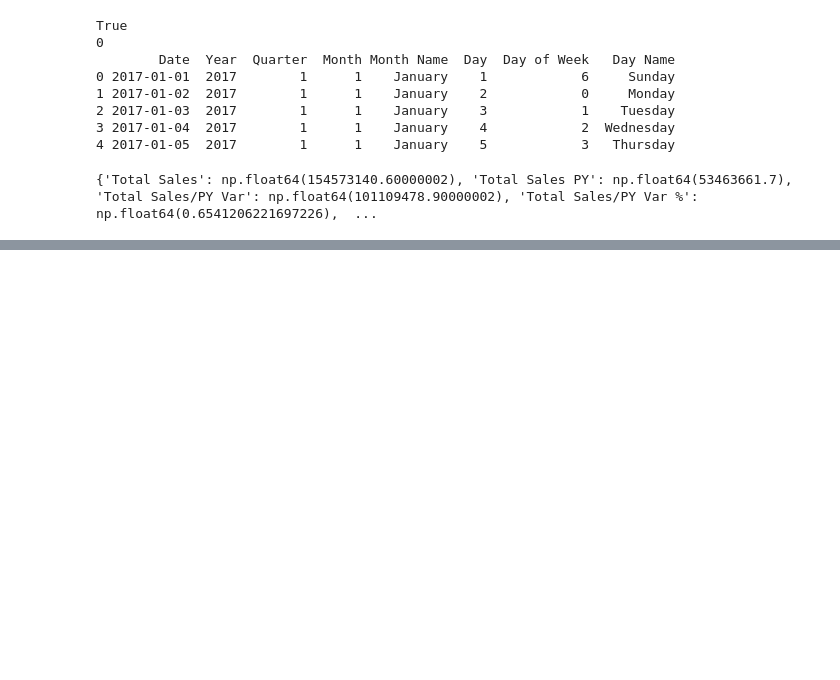
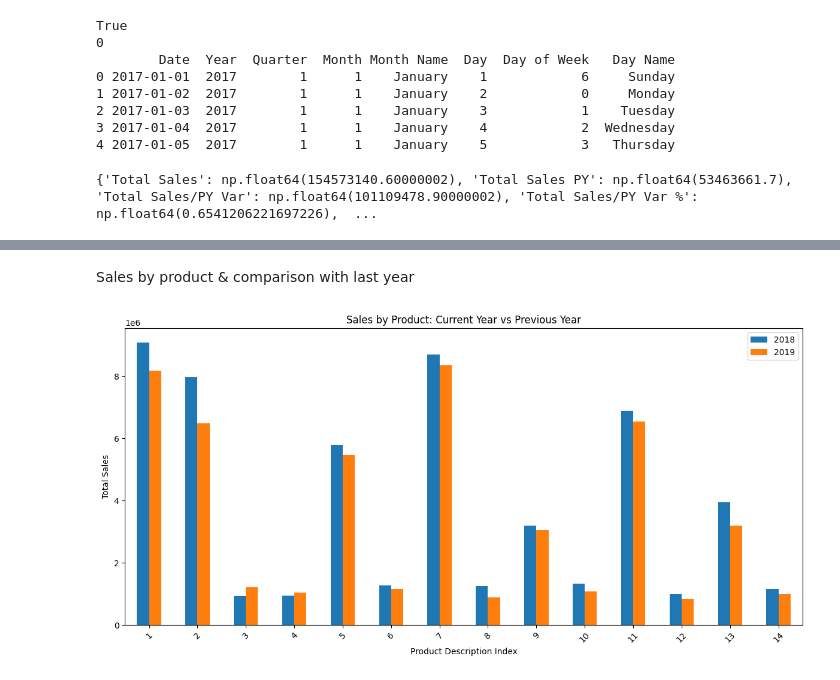
Before and after one commit to Hafid-stack/sales-analysis-python, a Jupyter notebook: project.ipynb, the cells around one changed output, grey strips where cells are left out. Saved outputs shown, nothing was run; the diff lists cells and outputs as text; code cells hidden in the pictures; blank space fills up the shorter version.

```diff
--- a/project.ipynb
+++ b/project.ipynb
@@ -181,0 +228,26 @@ print(measures)
+# %%
+df['Year'] = df['OrderDate'].dt.year
+# %% [markdown]
+Sales by product & comparison with last year
+# %%
+
+
+# Current and previous years
+current_year = df['Year'].max()
+prev_year = current_year - 1
+
+# Group sales by product and year
+sales_product = df.groupby(['Product Description Index', 'Year'])['Total Sales'].sum().unstack(fill_value=0)
+
+# Plot
+sales_product_plot = sales_product.loc[:, [prev_year, current_year]]
+sales_product_plot.plot(kind='bar', figsize=(12,6))
+plt.title("Sales by Product: Current Year vs Previous Year")
+plt.xlabel("Product Description Index")
+plt.ylabel("Total Sales")
+plt.xticks(rotation=45)
+plt.legend([f"{prev_year}", f"{current_year}"])
+plt.tight_layout()
+plt.show()
+# %% [output]
+[figure, added]
```
Also changed, not shown: parts of 22 cells of this notebook.
